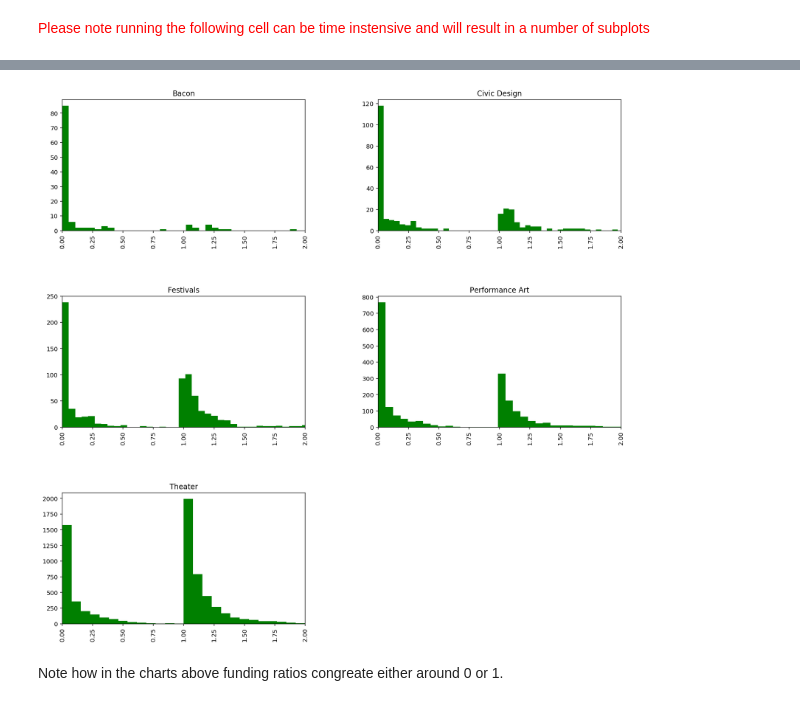
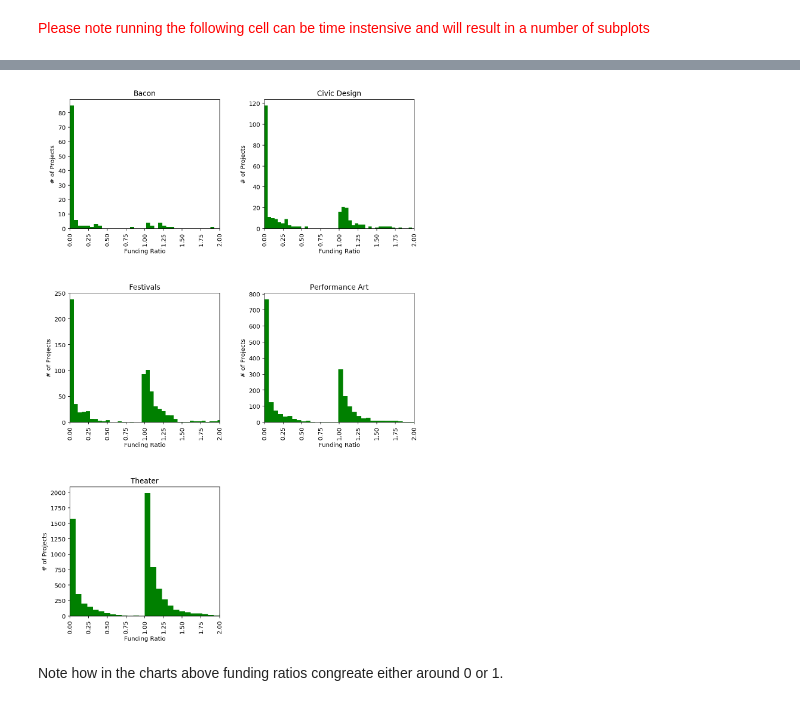
Before and after one commit to themp731/NYU_git, a Jupyter notebook: NYU-dwd-kickstarter/PanosPals_MP.2.ipynb, the cells around one changed output, grey strips where cells are left out. Saved outputs shown, nothing was run; the diff lists cells and outputs as text; code cells hidden in the pictures.

Commit message:
Added Ratio Chart
Updating the notebook to take into account the ratio chart

```diff
--- a/NYU-dwd-kickstarter/PanosPals_MP.2.ipynb
+++ b/NYU-dwd-kickstarter/PanosPals_MP.2.ipynb
@@ -166,17 +200,19 @@ for ax in fig_ratio.flatten():
 # %%
 # Good examples of projects that cluster around 0 and 1 are:
 # Bacon, Civic Design, Festivals, Performance Art and Theater
 list_keyratios = ["Bacon", "Civic Design", "Festivals", "Performance Art", "Theater"]
 ratio_examples = df_categories[df_categories["category"].isin(list_keyratios)]
 ratio_examples = ratio_examples[["category","ratio"]]
 ratio_plots = ratio_examples.hist(by='category',
                     bins=100,
-                    figsize=(16,16),
+                    figsize=(10,16),
                     color='green')
 for ax in ratio_plots.flatten():
     ax.set_xlim(0,2)
+    ax.set_ylabel("# of Projects")
+    ax.set_xlabel("Funding Ratio")
 # %% [output]
-[figure, old version]
+[figure, new version]
 # %% [markdown]
 Note how in the charts above funding ratios congreate either around 0 or 1.
 # %% [markdown]
```
Also changed, not shown: parts of 13 cells of this notebook.
